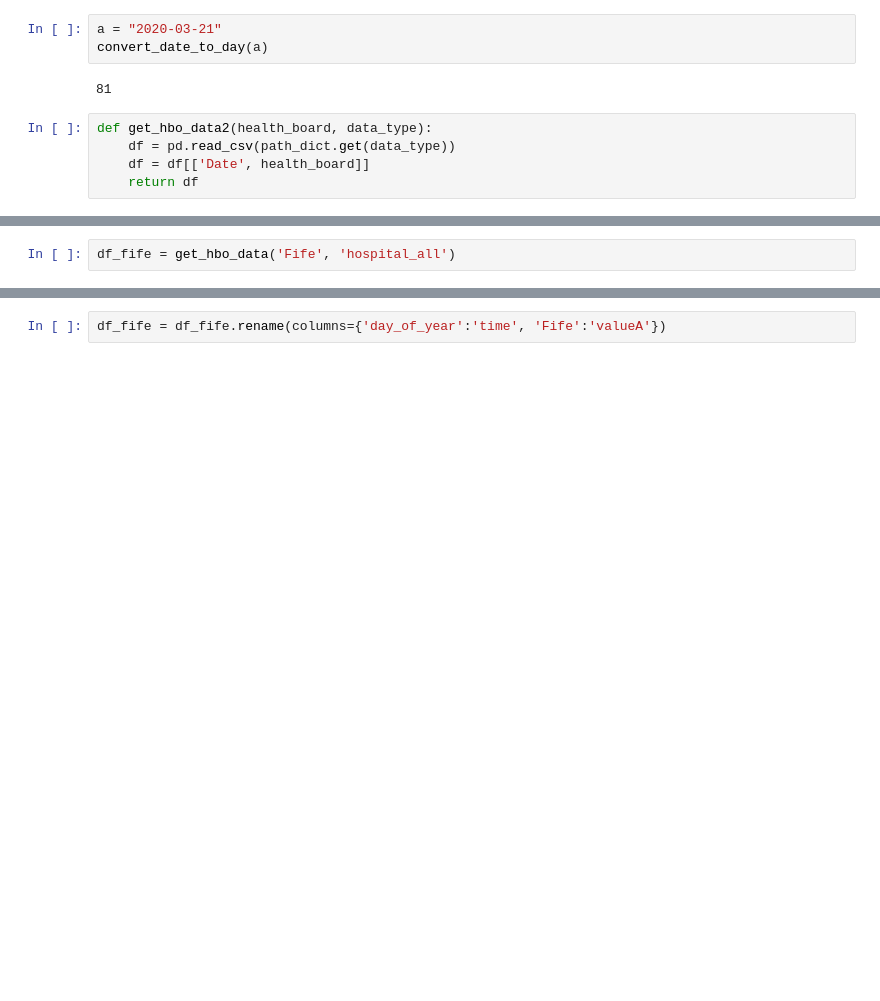
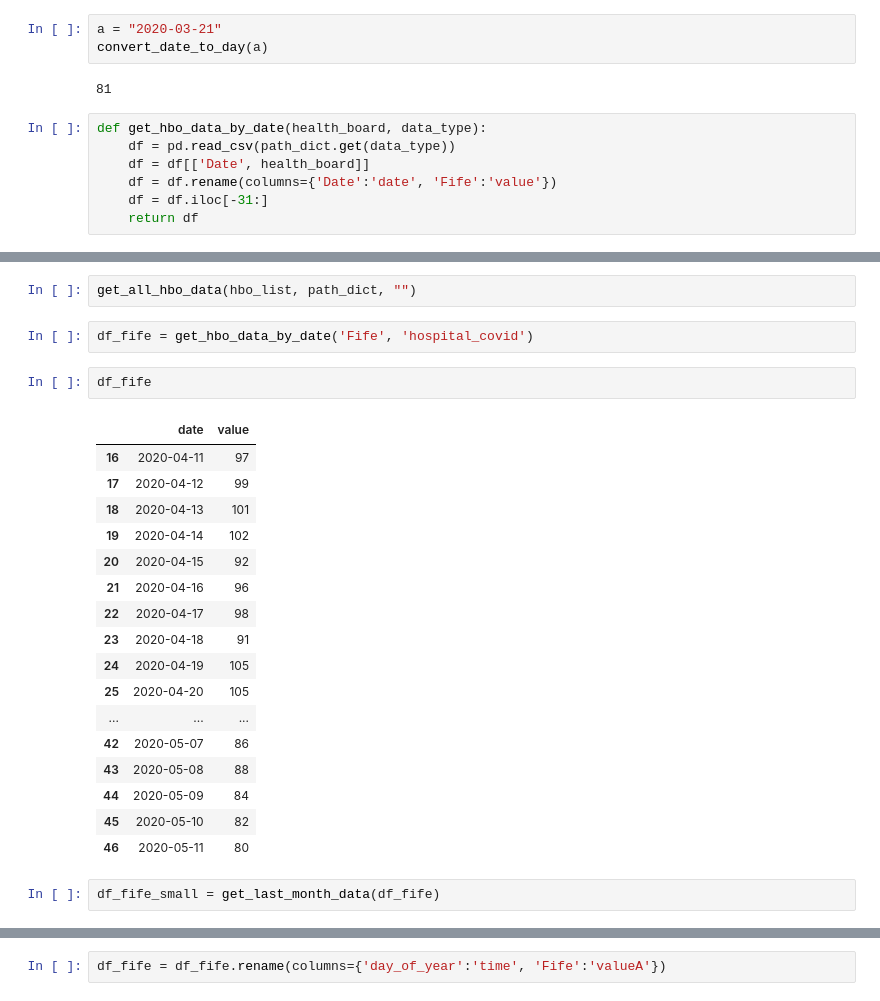
Before and after one commit to covidmaps/scotland, a Jupyter notebook: daily_hbo.ipynb, the cells around one changed output, grey strips where cells are left out. Drawn from its saved outputs; the diff is of its cells as text; blank space fills up the shorter version.

```diff
--- a/daily_hbo.ipynb
+++ b/daily_hbo.ipynb
@@ -78,8 +49,10 @@ convert_date_to_day(a)
 # %% [output]
 81
 # %%
-def get_hbo_data2(health_board, data_type):
+def get_hbo_data_by_date(health_board, data_type):
     df = pd.read_csv(path_dict.get(data_type))
     df = df[['Date', health_board]]
+    df = df.rename(columns={'Date':'date', 'Fife':'value'})
+    df = df.iloc[-31:]
     return df
 # %%
@@ -94,2 +82,26 @@ def get_hbo_data(health_board, data_type):
+# %%
+get_all_hbo_data(hbo_list, path_dict, "")
 # %%
-df_fife = get_hbo_data('Fife', 'hospital_all')
+df_fife = get_hbo_data_by_date('Fife', 'hospital_covid')
+# %%
+df_fife
+# %% [output]
+|  | date | value |
+| 16 | 2020-04-11 | 97 |
+| 17 | 2020-04-12 | 99 |
+| 18 | 2020-04-13 | 101 |
+| 19 | 2020-04-14 | 102 |
+| 20 | 2020-04-15 | 92 |
+| 21 | 2020-04-16 | 96 |
+| 22 | 2020-04-17 | 98 |
+| 23 | 2020-04-18 | 91 |
+| 24 | 2020-04-19 | 105 |
+| 25 | 2020-04-20 | 105 |
+| ... | ... | ... |
+| 42 | 2020-05-07 | 86 |
+| 43 | 2020-05-08 | 88 |
+| 44 | 2020-05-09 | 84 |
+| 45 | 2020-05-10 | 82 |
+| 46 | 2020-05-11 | 80 |
+# %%
+df_fife_small = get_last_month_data(df_fife)
```
Also changed, not shown: parts of 10 cells of this notebook, 56 other files.
